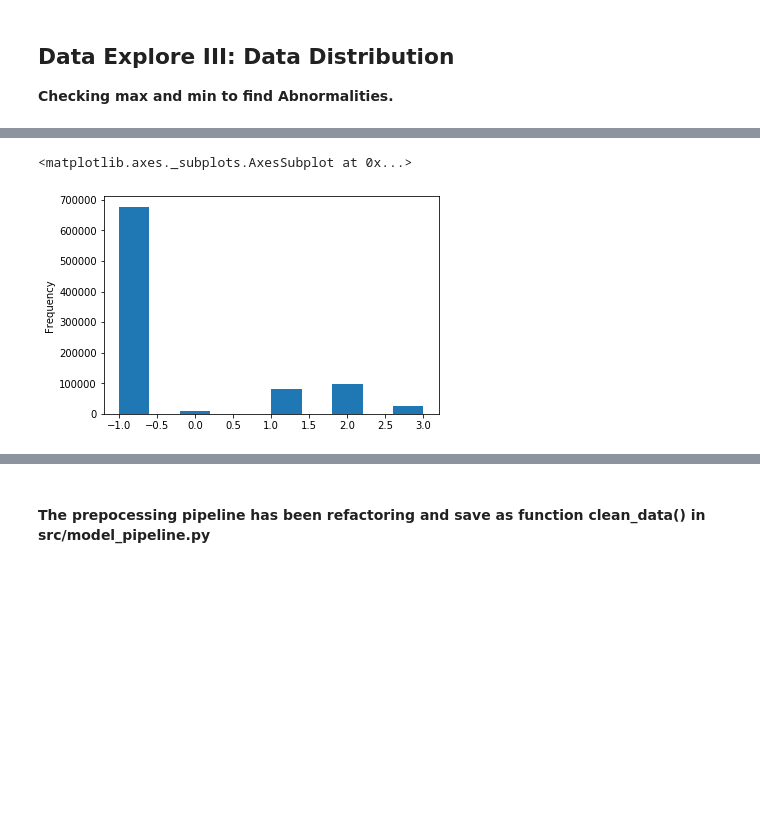
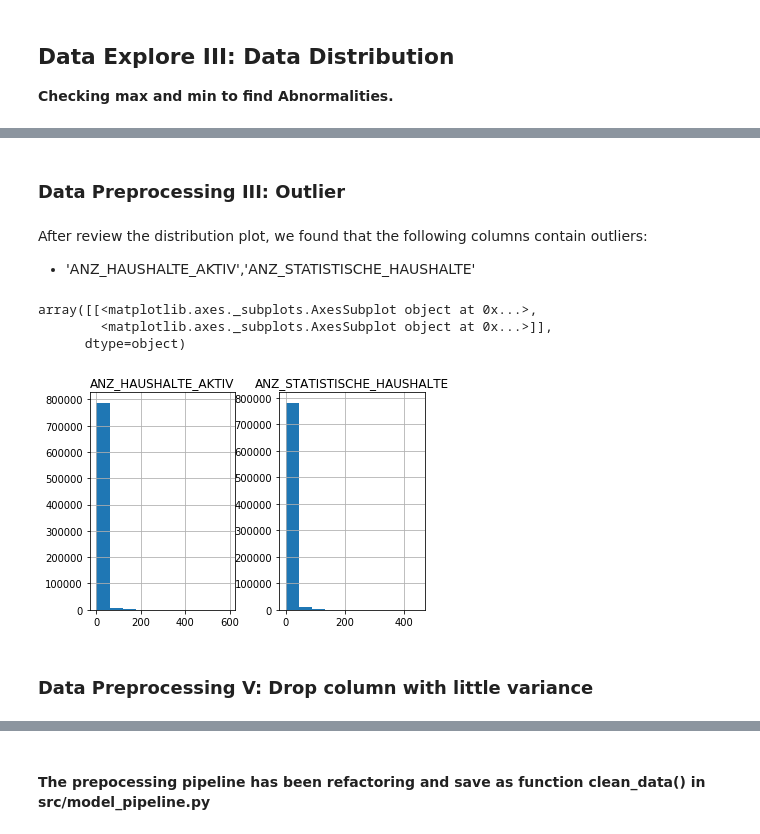
Before and after one commit to jackie-sun7/Udacity-Arvato-Project, a Jupyter notebook: data_wrangling.ipynb, the cells around one changed output, grey strips where cells are left out. Cells and saved outputs as stored; diff of their text form; code cells hidden in the pictures; blank space fills up the shorter version.

```diff
--- a/data_wrangling.ipynb
+++ b/data_wrangling.ipynb
@@ -162,8 +152,5 @@ azdias.describe()
 | 50% | 6.372630e+05 | -1.000000 | 3.000000 | 13.000000 | 12.000000 | 14.000000 | 15.000000 | 15.000000 | ... |
 | 75% | 8.600680e+05 | -1.000000 | 9.000000 | 17.000000 | 15.000000 | 16.000000 | 17.000000 | 17.000000 | ... |
 | max | 1.082873e+06 | 3.000000 | 9.000000 | 21.000000 | 18.000000 | 18.000000 | 18.000000 | 18.000000 | ... |
-# %%
-azdias['AGER_TYP'].plot('hist')
-# %% [output]
-<matplotlib.axes._subplots.AxesSubplot at 0x...>
-[figure, removed]
+# %% [markdown]
+### Data Preprocessing III: Outlier
@@ -169,0 +164,12 @@ azdias['AGER_TYP'].plot('hist')
+# %% [markdown]
+After review the distribution plot, we found that the following columns contain outliers:
+
+ - 'ANZ_HAUSHALTE_AKTIV','ANZ_STATISTISCHE_HAUSHALTE'
+# %%
+outlier_cols = ['ANZ_HAUSHALTE_AKTIV', 'ANZ_STATISTISCHE_HAUSHALTE']
+azdias.hist(column=outlier_cols)
+# %% [output]
+array([[<matplotlib.axes._subplots.AxesSubplot object at 0x...>,
+        <matplotlib.axes._subplots.AxesSubplot object at 0x...>]],
+      dtype=object)
+[figure, added]
@@ -169,0 +179,2 @@ azdias['AGER_TYP'].plot('hist')
+# %% [markdown]
+### Data Preprocessing V: Drop column with little variance
```
Also changed, not shown: parts of 9 cells of this notebook, 3 other files.
